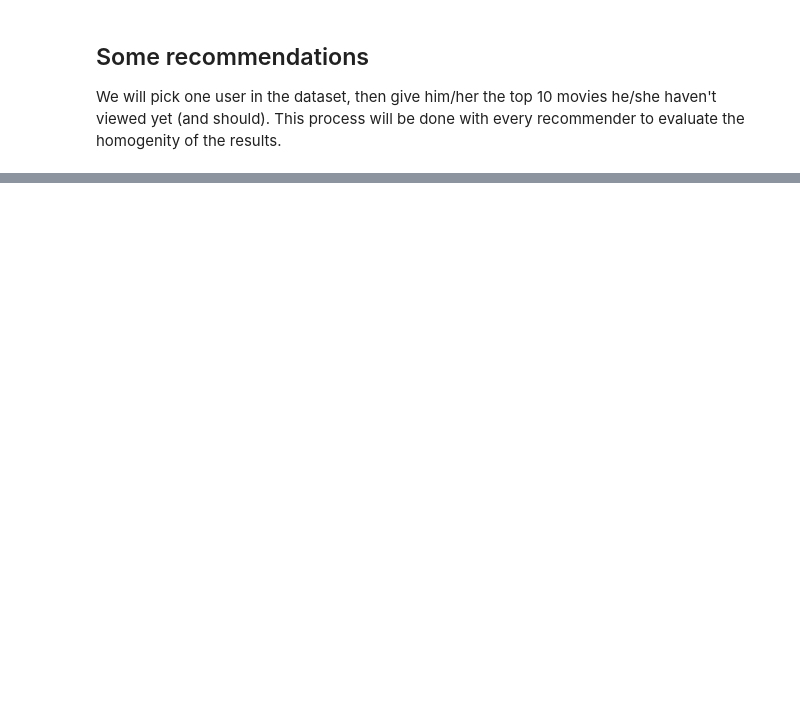
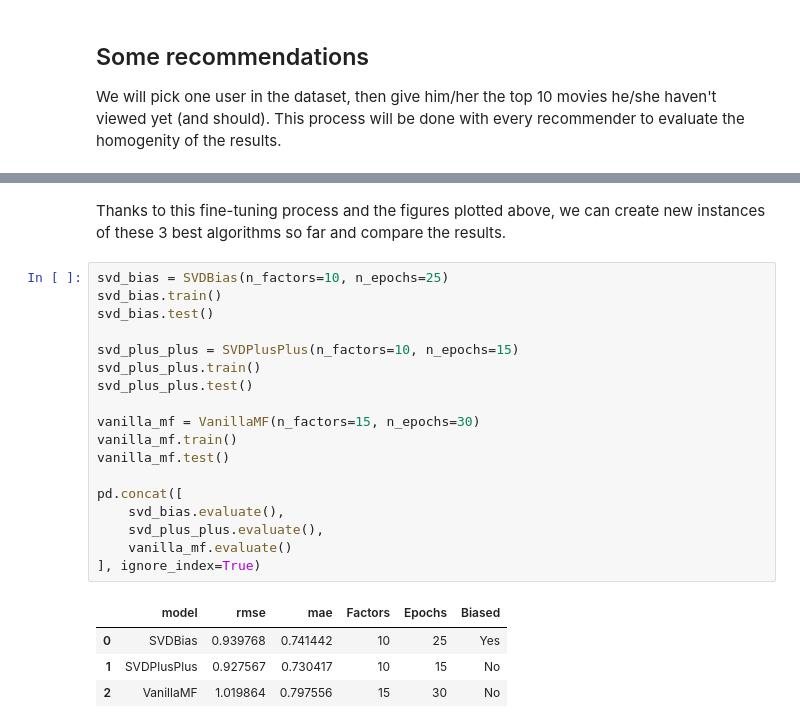
Before and after one commit to LoicE5/Recommendation-models-analysis, a Jupyter notebook: Projet.ipynb, the cells around one changed output, grey strips where cells are left out. Saved outputs shown, nothing was run; the diff lists cells and outputs as text; blank space fills up the shorter version.

Commit message:
added fine tuning

```diff
--- a/Projet.ipynb
+++ b/Projet.ipynb
@@ -675,0 +710,25 @@ show_top_10_movies(user, jaccard_recommender, 'Jaccard Recommender')
+# %% [markdown]
+Thanks to this fine-tuning process and the figures plotted above, we can create new instances of these 3 best algorithms so far and compare the results.
+# %%
+svd_bias = SVDBias(n_factors=10, n_epochs=25)
+svd_bias.train()
+svd_bias.test()
+
+svd_plus_plus = SVDPlusPlus(n_factors=10, n_epochs=15)
+svd_plus_plus.train()
+svd_plus_plus.test()
+
+vanilla_mf = VanillaMF(n_factors=15, n_epochs=30)
+vanilla_mf.train()
+vanilla_mf.test()
+
+pd.concat([
+    svd_bias.evaluate(),
+    svd_plus_plus.evaluate(),
+    vanilla_mf.evaluate()
+], ignore_index=True)
+# %% [output]
+|  | model | rmse | mae | Factors | Epochs | Biased |
+| 0 | SVDBias | 0.939768 | 0.741442 | 10 | 25 | Yes |
+| 1 | SVDPlusPlus | 0.927567 | 0.730417 | 10 | 15 | No |
+| 2 | VanillaMF | 1.019864 | 0.797556 | 15 | 30 | No |
```
Also changed, not shown: parts of 19 cells of this notebook.
